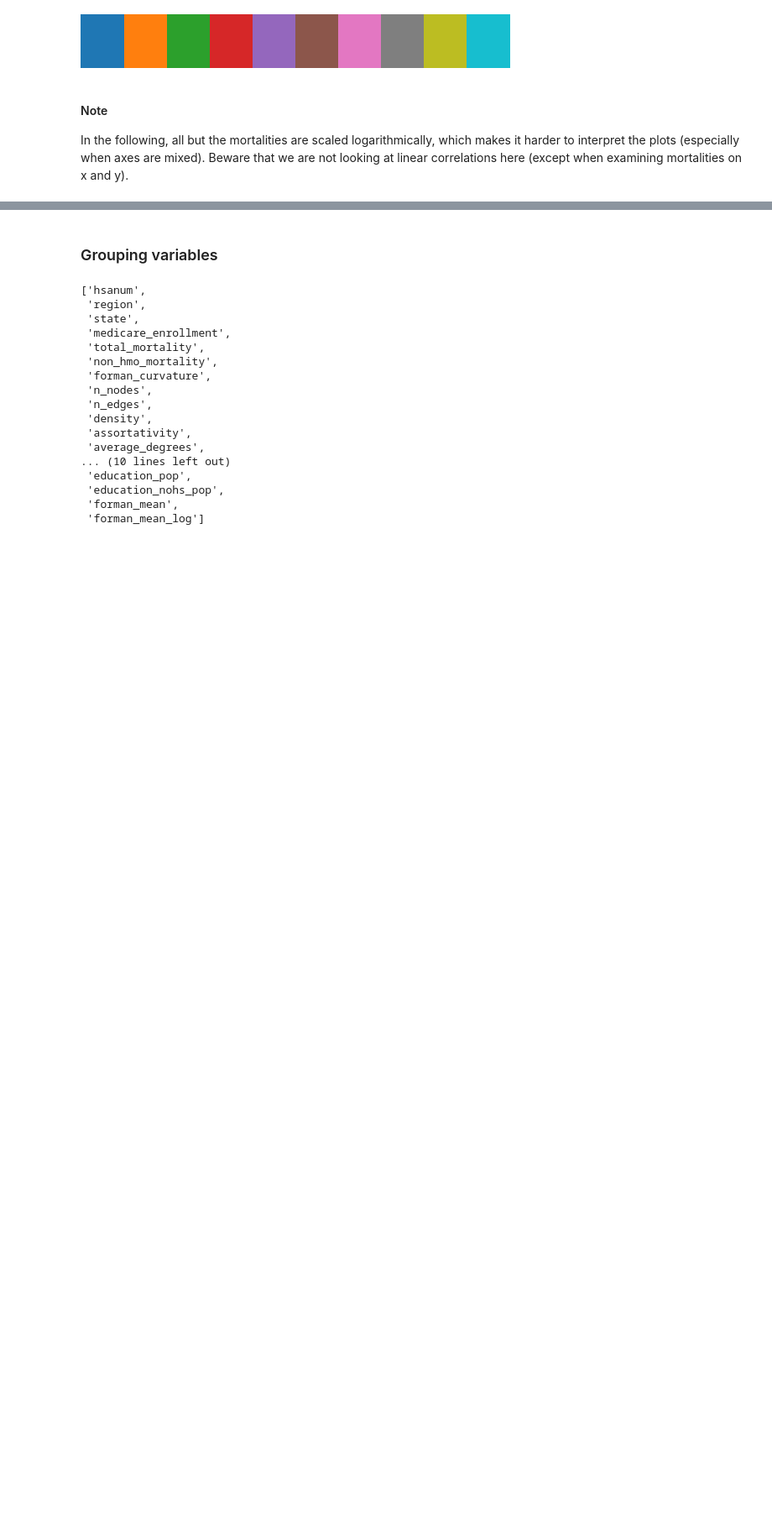
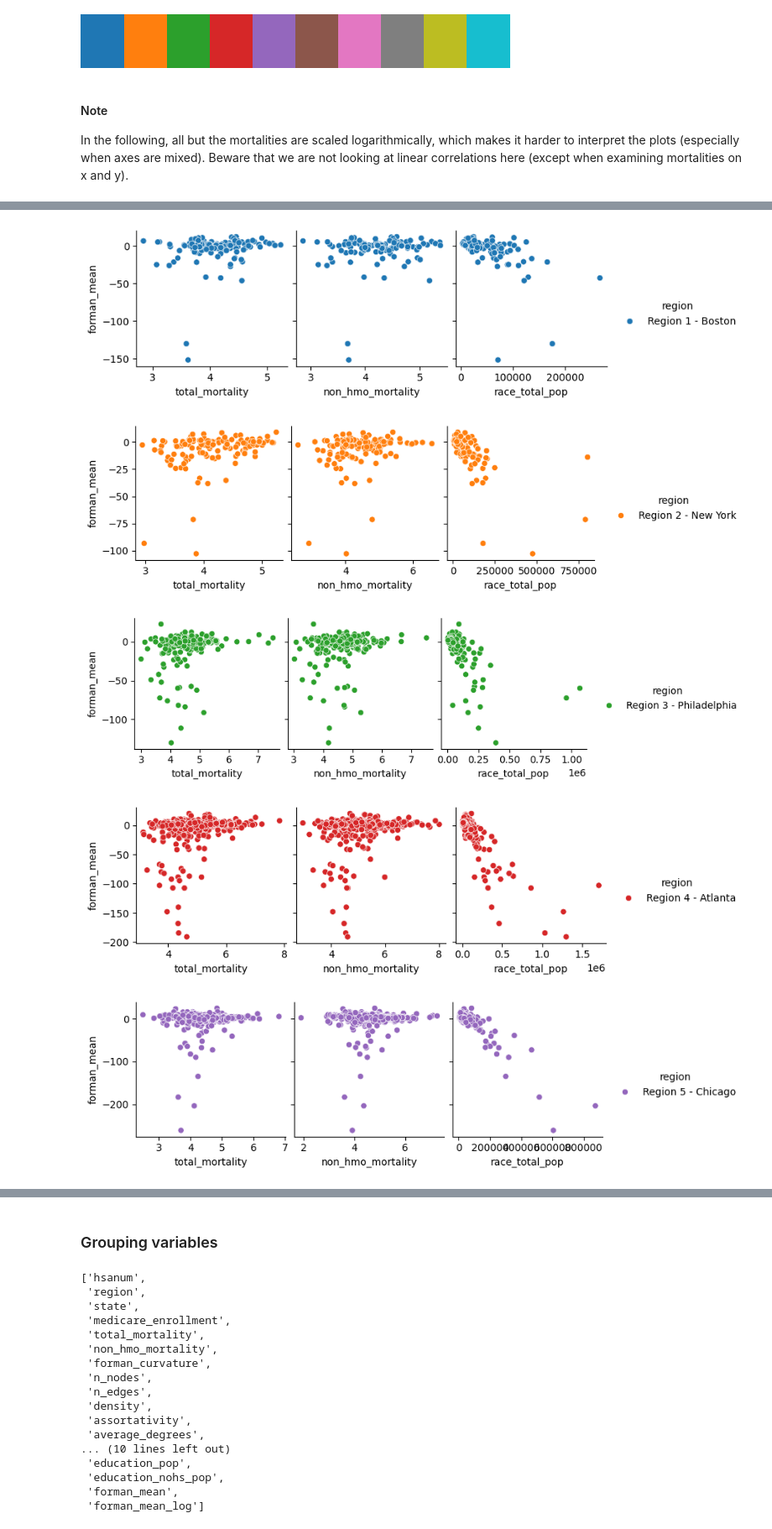
Before and after one commit to aidos-lab/apparent, a Jupyter notebook: notebooks/visualization.ipynb, the cells around one changed output, grey strips where cells are left out. Shown at 84% size. Saved outputs shown, nothing was run; the diff lists cells and outputs as text; code cells hidden in the pictures; blank space fills up the shorter version.

```diff
--- a/notebooks/visualization.ipynb
+++ b/notebooks/visualization.ipynb
@@ -56,7 +110,13 @@ Beware that we are not looking at linear correlations here (except when examinin
 # %%
 y_var = "forman_mean"
 for idx,reg in enumerate(sorted_regions):
     g = sns.pairplot(data=df.query("region == @reg"), y_vars=[y_var], x_vars=vars_, hue="region", palette=[cmap(idx/len(sorted_regions))])
-    for i in [0,3,4,5,6,7,8,9,10,11]:
-        g.axes[0,i].set_xscale("log")
-    plt.savefig(f"../figures/{prettify(reg)}_{y_var}_vs_population-statistics.pdf", bbox_inches="tight", transparent=True)
+    # for i in [0,3,4,5,6,7,8,9,10,11]:
+        # g.axes[0,i].set_xscale("log")
+    plt.savefig(f"../figures/{prettify(reg)}_{y_var}_vs_mortality-statistics.pdf", bbox_inches="tight", transparent=True)
+# %% [output]
+[figure, added]
+[figure, added]
+[figure, added]
+[figure, added]
+[figure, added]
```
Also changed, not shown: parts of 9 cells of this notebook, 1 other file.
